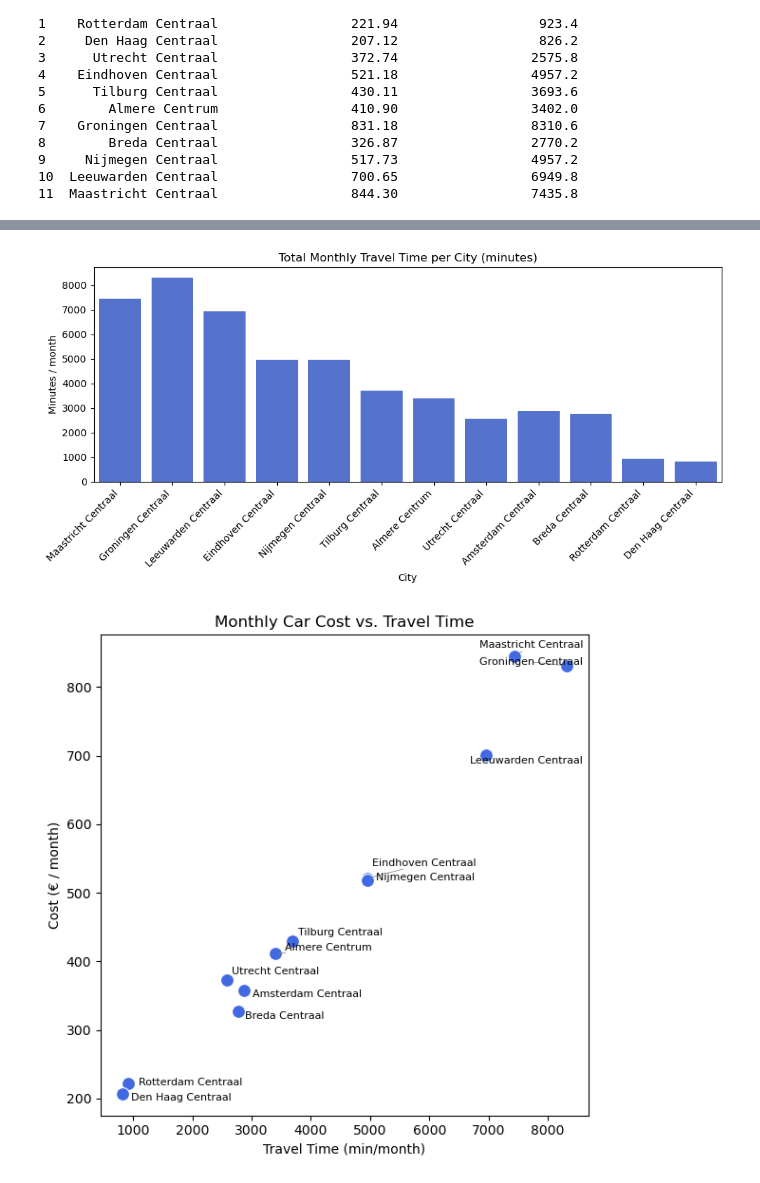
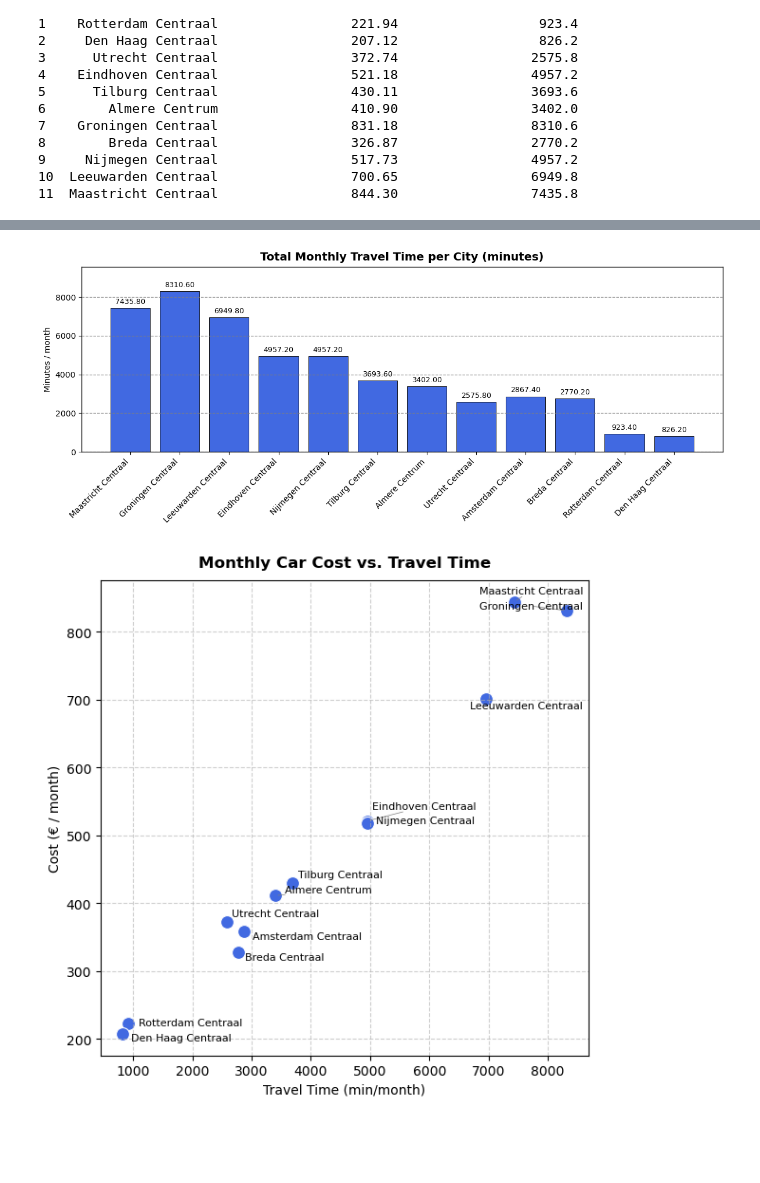
Before and after one commit to gkosmidis4/TiL-6022-Group-Project, a Jupyter notebook: code/Car_Calculations.ipynb, the cells around one changed output, grey strips where cells are left out. Drawn from its saved outputs; the diff is of its cells as text; code cells hidden in the pictures; blank space fills up the shorter version.

```diff
--- a/code/Car_Calculations.ipynb
+++ b/code/Car_Calculations.ipynb
@@ -245,20 +271,14 @@ plt.show()
 # %%
-plt.figure(figsize=(10, 5))
-sns.barplot(
-    x="City",
-    y="CarTime_min_per_month",
-    data=df,
-    color="royalblue"  # single solid color
+bar_with_labels(
+    df,
+    x_col="City",
+    y_col="CarTime_min_per_month",
+    title="Total Monthly Travel Time per City (minutes)",
+    y_label="Minutes / month",
+    color="royalblue"
 )
-
-plt.title("Total Monthly Travel Time per City (minutes)")
-plt.xlabel("City")
-plt.ylabel("Minutes / month")
-plt.xticks(rotation=45, ha="right")  # rotate labels for readability
-plt.tight_layout()
-plt.show()
 # %% [output]
-[figure, old version]
+[figure, new version]
 # %%
 plt.figure(figsize=(6, 6))
 sns.scatterplot(
@@ -280,12 +300,15 @@ for i, row in df.iterrows():
         )
     )
 
+# Automatically adjust text to avoid overlap
 adjust_text(texts, arrowprops=dict(arrowstyle="-", color='gray', lw=0.5))
 
-plt.title("Monthly Car Cost vs. Travel Time")
+# Add grid and axis styling
+plt.grid(True, which='major', linestyle='--', alpha=0.6)
+plt.title("Monthly Car Cost vs. Travel Time", fontsize=12, weight='bold', pad=10)
 plt.xlabel("Travel Time (min/month)")
 plt.ylabel("Cost (€ / month)")
 plt.tight_layout()
 plt.show()
 # %% [output]
-[figure, old version]
+[figure, new version]
```
Also changed, not shown: parts of 2 cells of this notebook.
